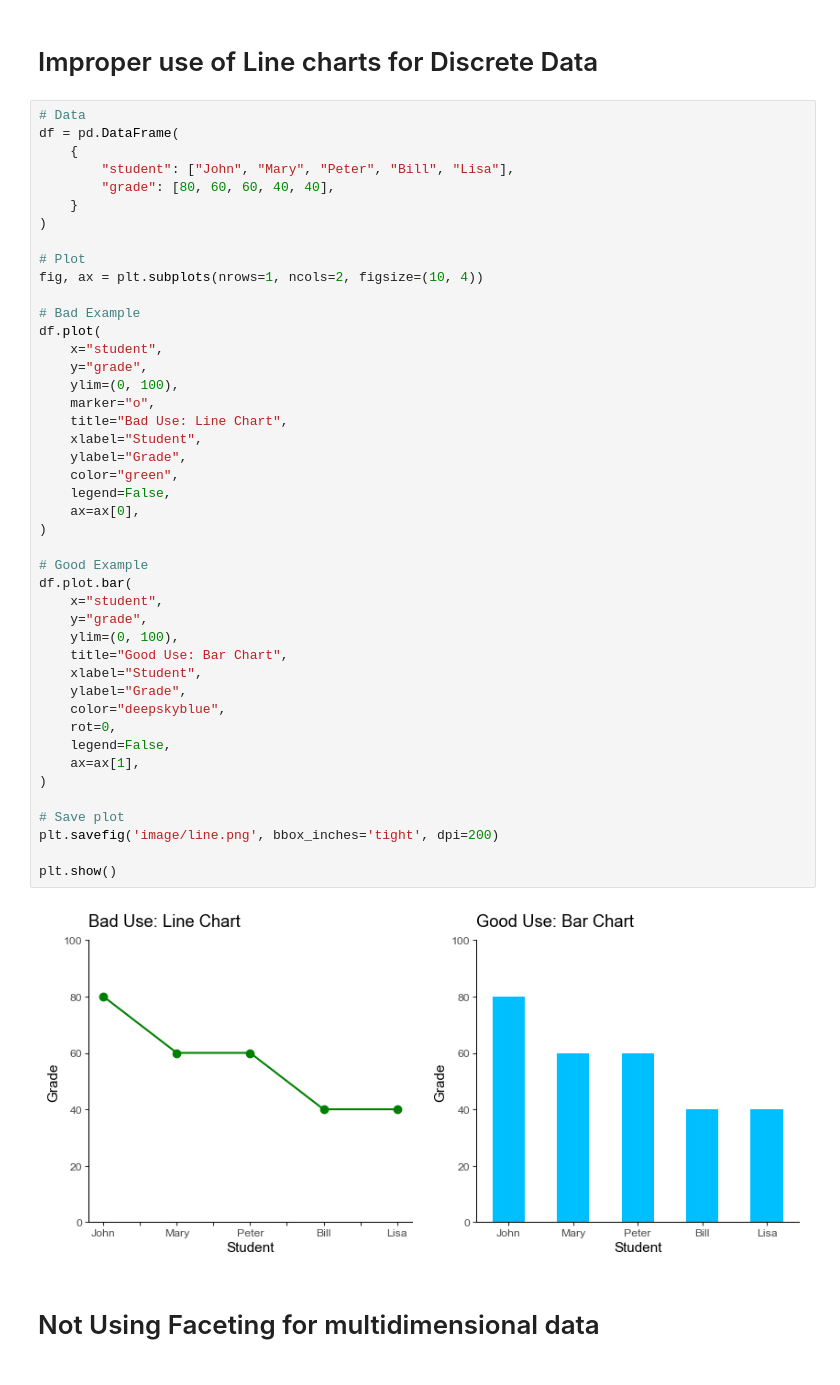
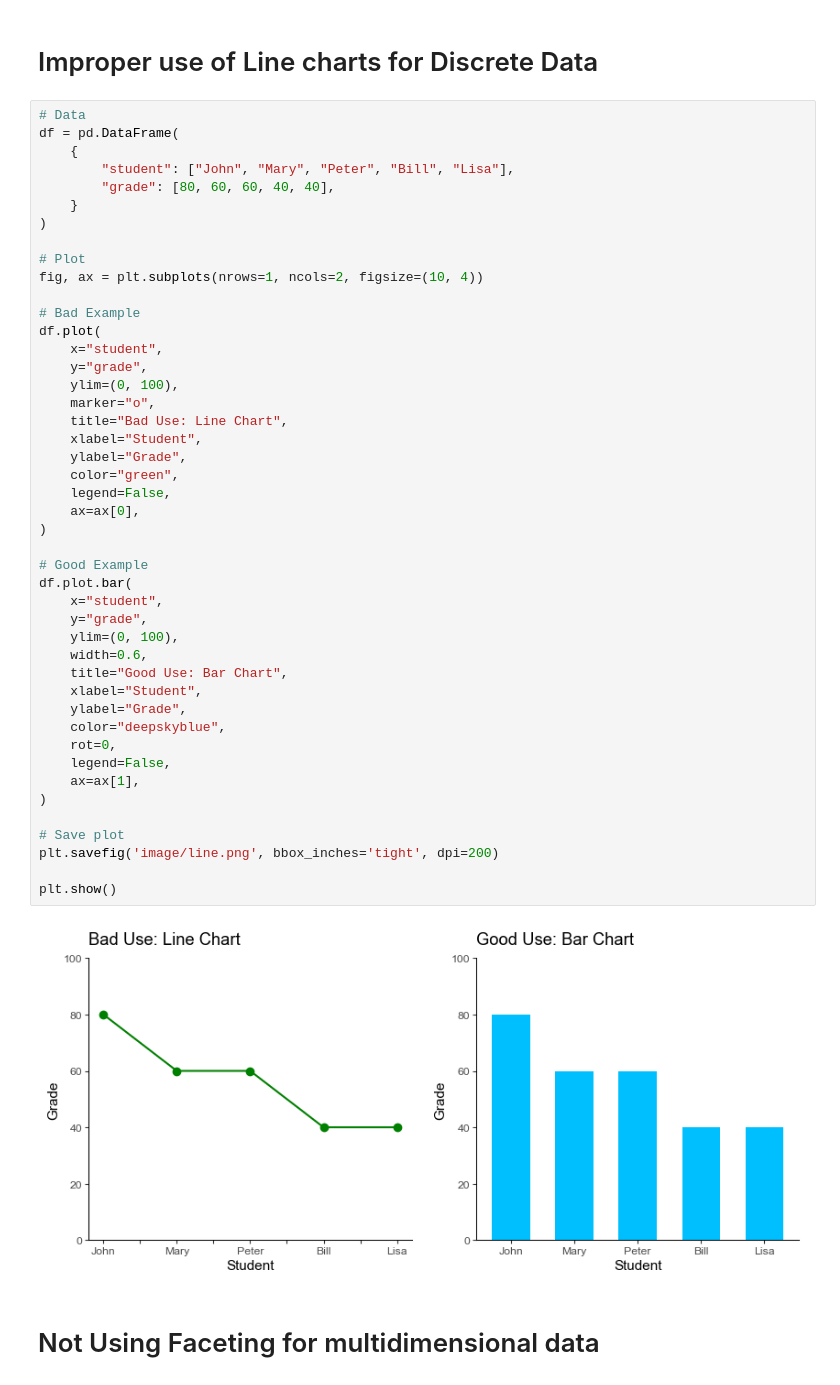
Before and after one commit to smortezah/portfolio, a Jupyter notebook: data-visualization/pitfalls/pitfalls.ipynb, the cells around one changed output. Drawn from its saved outputs; the diff is of its cells as text.

```diff
--- a/data-visualization/pitfalls/pitfalls.ipynb
+++ b/data-visualization/pitfalls/pitfalls.ipynb
@@ -318,34 +318,35 @@ df.plot(
     y="grade",
     ylim=(0, 100),
     marker="o",
     title="Bad Use: Line Chart",
     xlabel="Student",
     ylabel="Grade",
     color="green",
     legend=False,
     ax=ax[0],
 )
 
 # Good Example
 df.plot.bar(
     x="student",
     y="grade",
     ylim=(0, 100),
+    width=0.6,
     title="Good Use: Bar Chart",
     xlabel="Student",
     ylabel="Grade",
     color="deepskyblue",
     rot=0,
     legend=False,
     ax=ax[1],
 )
 
 # Save plot
 plt.savefig('image/line.png', bbox_inches='tight', dpi=200)
 
 plt.show()
 # %% [output]
-[figure, old version]
+[figure, new version]
 # %% [markdown]
 # Not Using Faceting for multidimensional data
 # %%
```
Also changed, not shown: parts of 4 cells of this notebook.
